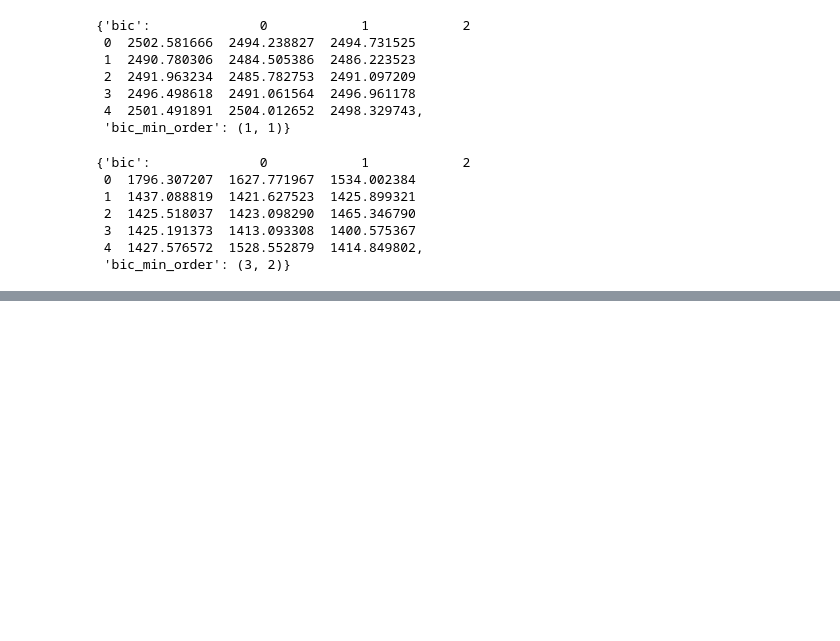
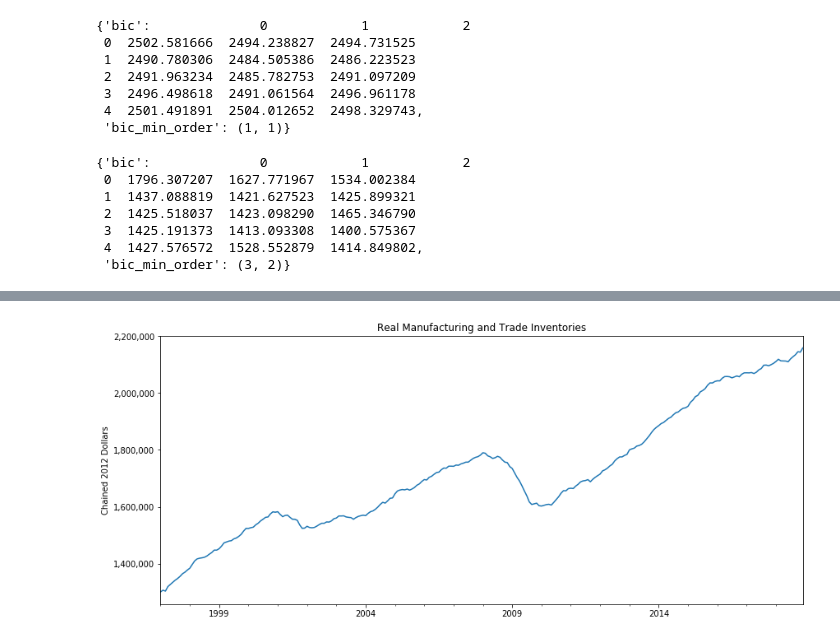
Before and after one commit to mattxushuai/Time_Series, a Jupyter notebook: General_Forecasting_Models.ipynb, the cells around one changed output, grey strips where cells are left out. Drawn from its saved outputs; the diff is of its cells as text; code cells hidden in the pictures; blank space fills up the shorter version.

```diff
--- a/General_Forecasting_Models.ipynb
+++ b/General_Forecasting_Models.ipynb
@@ -488,0 +667,15 @@ arma_order_select_ic(df1['Thousands of Passengers'])
+# %%
+# HERE'S A TRICK TO ADD COMMAS TO Y-AXIS TICK VALUES
+import matplotlib.ticker as ticker
+formatter = ticker.StrMethodFormatter('{x:,.0f}')
+
+title = 'Real Manufacturing and Trade Inventories'
+ylabel='Chained 2012 Dollars'
+xlabel='' # we don't really need a label here
+
+ax = df2['Inventories'].plot(figsize=(14,6),title=title)
+ax.autoscale(axis='x',tight=True)
+ax.set(xlabel=xlabel, ylabel=ylabel)
+ax.yaxis.set_major_formatter(formatter);
+# %% [output]
+[figure, added]
```
Also changed, not shown: parts of 31 cells of this notebook.
